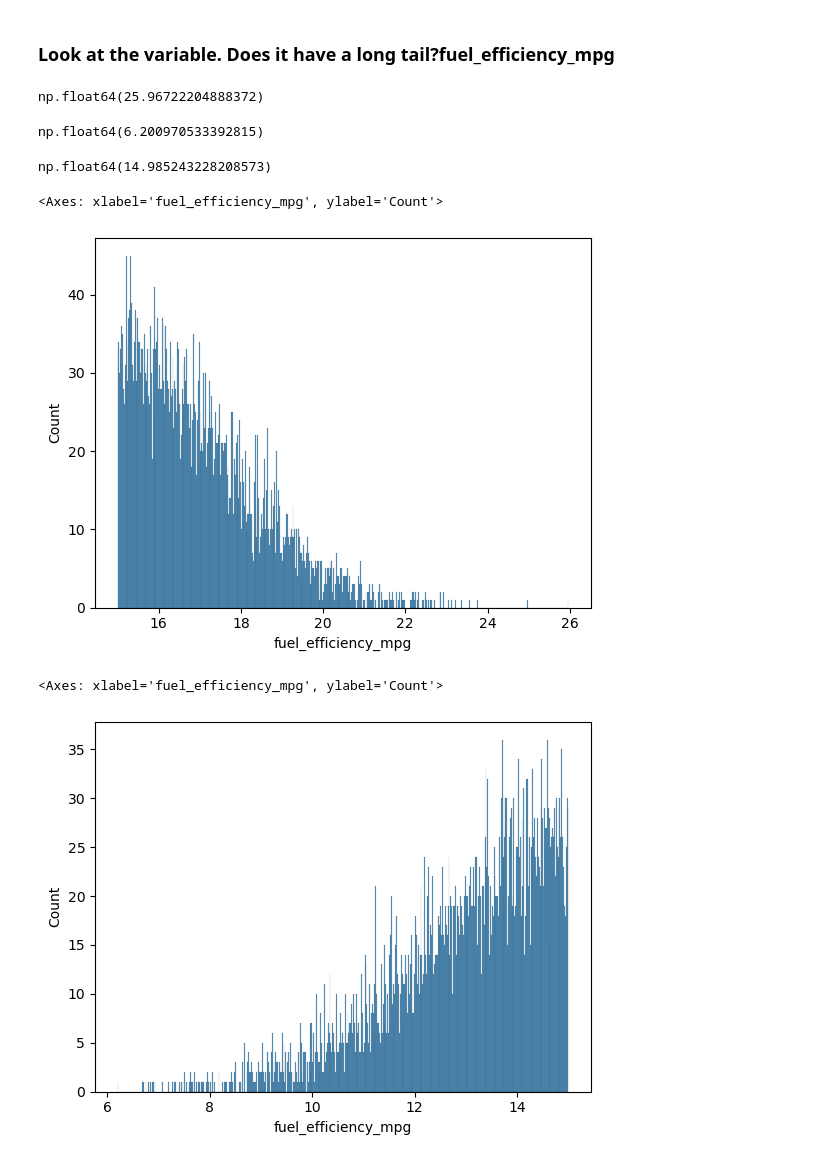
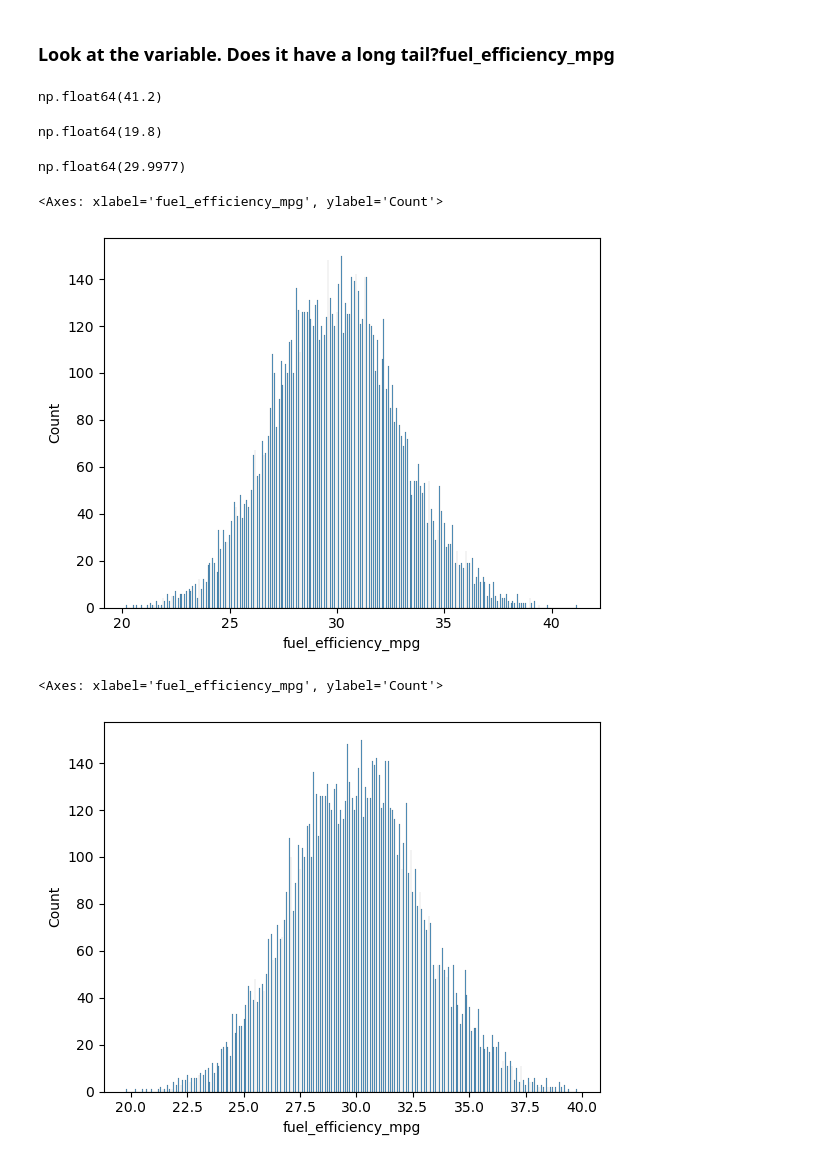
Before and after one commit to zhanghaifeng9988/-ml-learning-notes-homework, a Jupyter notebook: home_work_01.ipynb, the cells around one changed output. Cells and saved outputs as stored; diff of their text form; code cells hidden in the pictures.

```diff
--- a/home_work_01.ipynb
+++ b/home_work_01.ipynb
@@ -9,7 +9,7 @@ pd.__version__
 # %% [output]
 '3.0.3'
 # %%
-df = pd.read_csv('car_fuel_efficiency.csv')
+df = pd.read_csv('car_fuel_efficiency_2026.csv')
 # %%
 df.dtypes
 # %% [output]
@@ -280,29 +288,29 @@ np.float64(0.5187709081074016)
 # %%
 df.fuel_efficiency_mpg.max()
 # %% [output]
-np.float64(25.96722204888372)
+np.float64(41.2)
 # %%
 df.fuel_efficiency_mpg.min()
 # %% [output]
-np.float64(6.200970533392815)
+np.float64(19.8)
 # %%
 df.fuel_efficiency_mpg.mean()
 # %% [output]
-np.float64(14.985243228208573)
+np.float64(29.9977)
 # %%
 import matplotlib.pyplot as plt
 import seaborn as sns
 %matplotlib  inline
 # %%
-sns.histplot(df.fuel_efficiency_mpg[df.fuel_efficiency_mpg > 15 ],bins=500)
+sns.histplot(df.fuel_efficiency_mpg[df.fuel_efficiency_mpg > 19.8 ],bins=500)
 # %% [output]
 <Axes: xlabel='fuel_efficiency_mpg', ylabel='Count'>
-[figure, old version]
+[figure, new version]
 # %%
-sns.histplot(df.fuel_efficiency_mpg[df.fuel_efficiency_mpg < 15 ],bins=500)
+sns.histplot(df.fuel_efficiency_mpg[df.fuel_efficiency_mpg < 41.2 ],bins=500)
 # %% [output]
 <Axes: xlabel='fuel_efficiency_mpg', ylabel='Count'>
-[figure, old version]
+[figure, new version]
 # %%
 sns.histplot(df.fuel_efficiency_mpg,bins=500)
 # %% [output]
```
Also changed, not shown: parts of 45 cells of this notebook, 1 other file.
